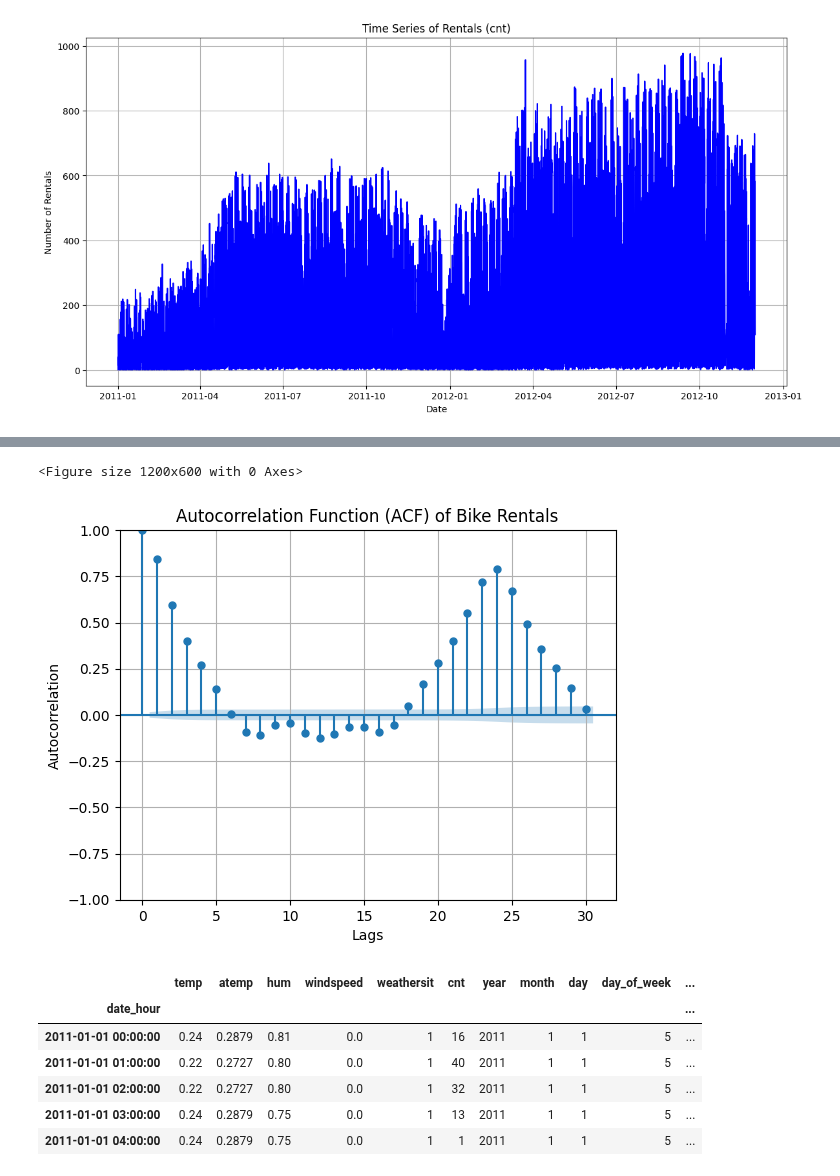
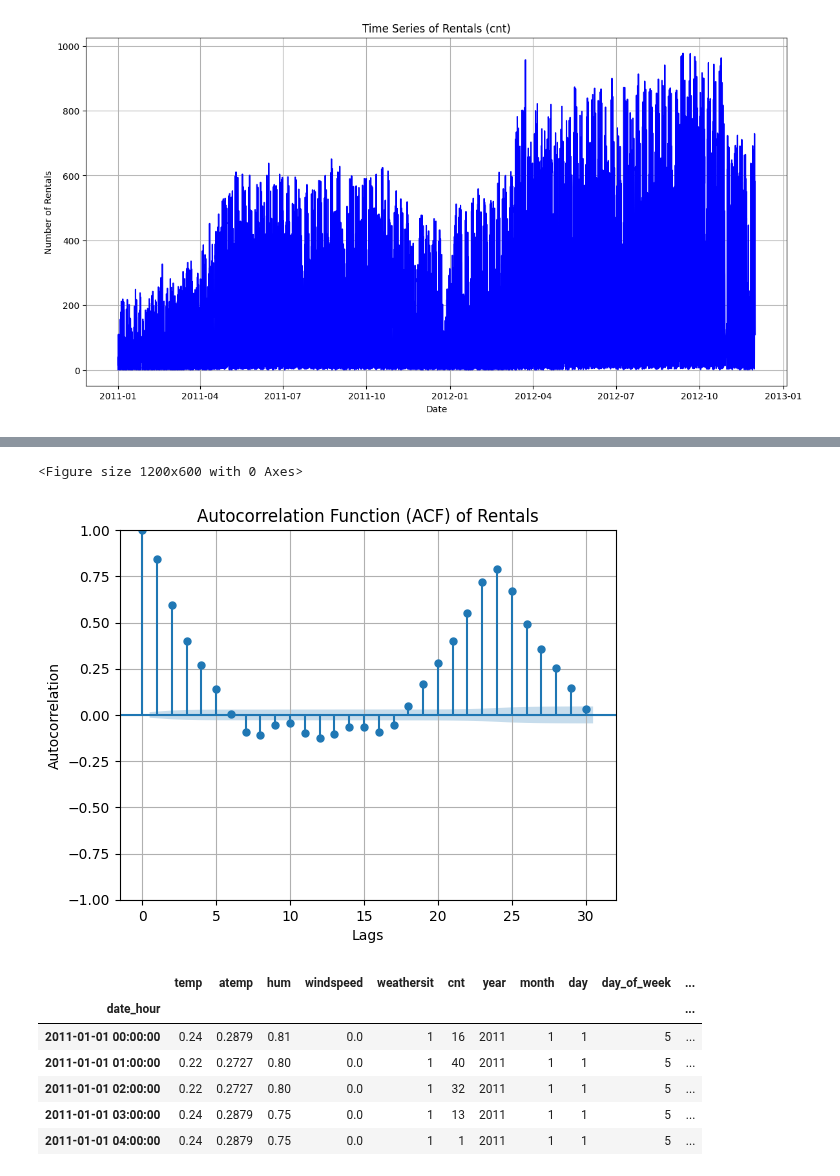
Before and after one commit to Tijnwy/MachineLearning, a Jupyter notebook: ML_opdracht_2/Verhuurdocument.ipynb, the cells around one changed output, grey strips where cells are left out. Cells and saved outputs as stored; diff of their text form; code cells hidden in the pictures.

```diff
--- a/ML_opdracht_2/Verhuurdocument.ipynb
+++ b/ML_opdracht_2/Verhuurdocument.ipynb
@@ -244,14 +269,14 @@ plt.show()
 # %%
 plt.figure(figsize=(12, 6))
 plot_acf(train_data_final['cnt'], lags=30)
-plt.title('Autocorrelation Function (ACF) of Bike Rentals')
+plt.title('Autocorrelation Function (ACF) of Rentals')
 plt.xlabel('Lags')
 plt.ylabel('Autocorrelation')
 plt.grid()
 plt.show()
 # %% [output]
 <Figure size 1200x600 with 0 Axes>
-[figure, old version]
+[figure, new version]
 # %%
 train_data_final['lag_1'] = train_data_final['cnt'].shift(1)
 train_data_final['lag_2'] = train_data_final['cnt'].shift(2)
```
Also changed, not shown: parts of 3 cells of this notebook.
